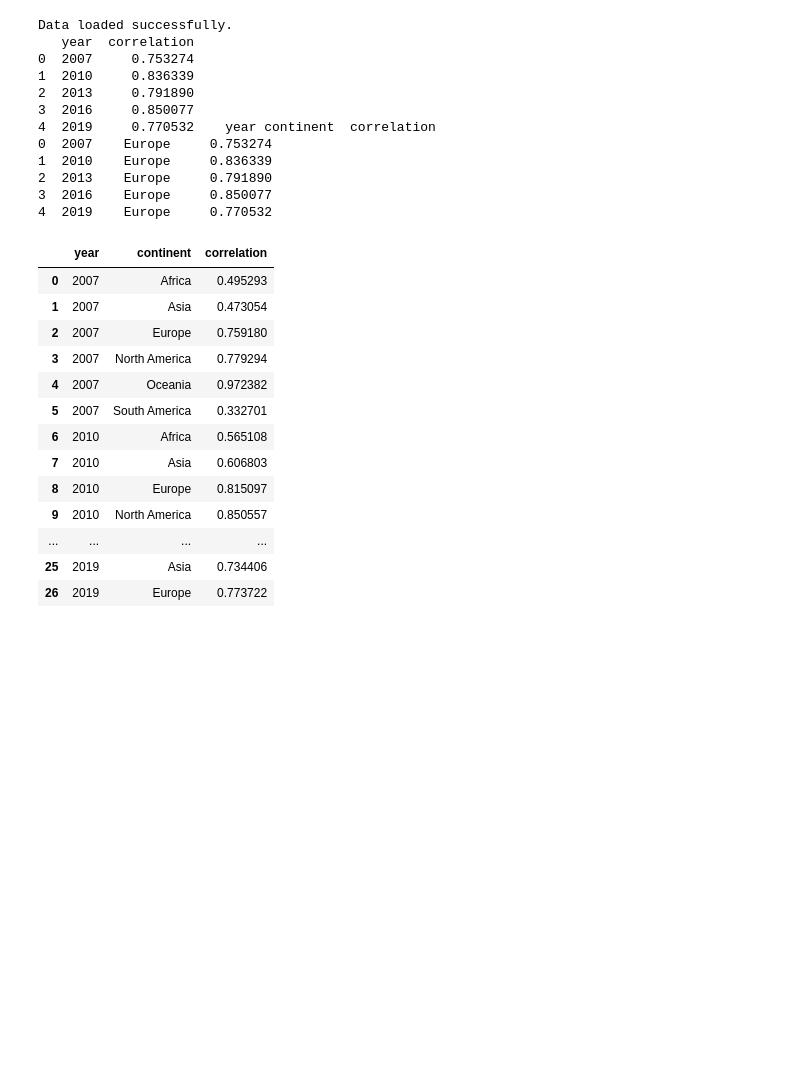
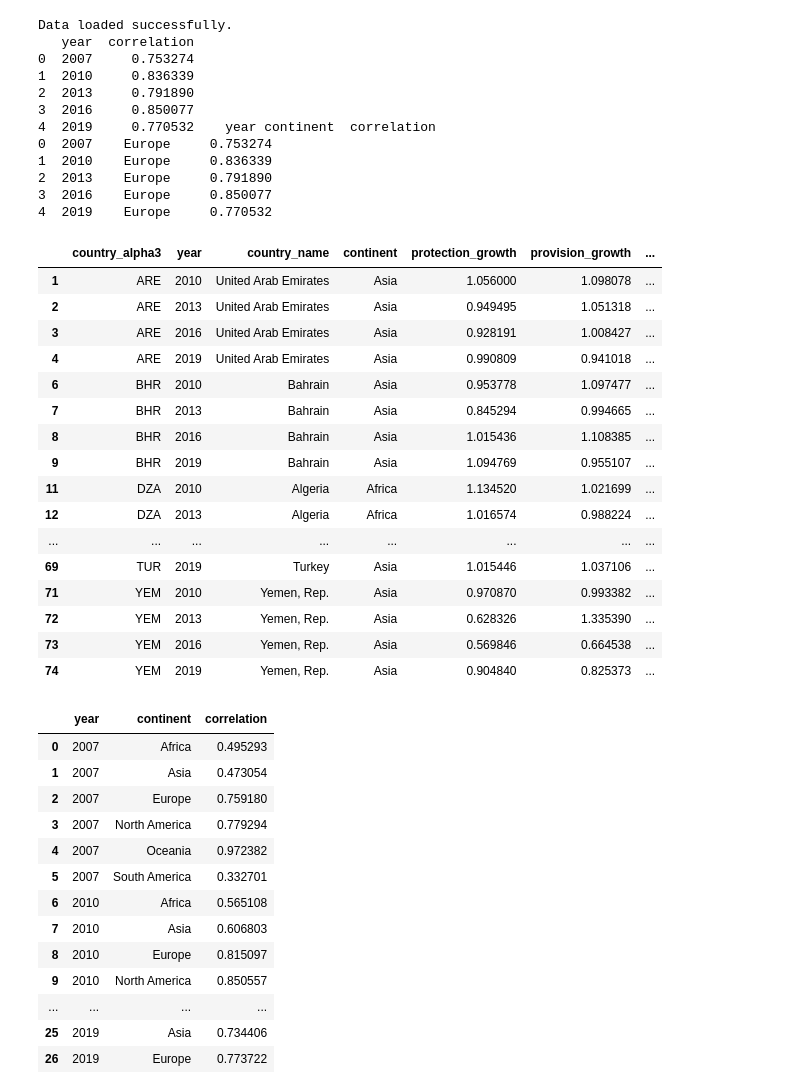
Before and after one commit to sergeimolinari/IDOS-PPP, a Jupyter notebook: src/idos_ppp/data_management/try.ipynb, the cells around one changed output. Cells and saved outputs as stored; diff of their text form; code cells hidden in the pictures; blank space fills up the shorter version.

Commit message:
Improve flow analysis.

```diff
--- a/src/idos_ppp/data_management/try.ipynb
+++ b/src/idos_ppp/data_management/try.ipynb
@@ -436,6 +454,28 @@ if are_feather_files_identical(file1, file2):
     print("The arrow files are identical.")
 else:
     print("The arrow files are not identical.")
+# %%
+middle_east_north_africa_countries_growth_dataframe = pd.read_pickle(BLD / "analysis" / "subsets_growth" / "middle_east_north_africa_countries_growth_data.pkl")
+repressive_countries_growth_dataframe = pd.read_pickle(BLD / "analysis" / "subsets_growth" / "repressive_countries_growth_data.pkl")
+middle_east_north_africa_countries_growth_dataframe
+# %% [output]
+|  | country_alpha3 | year | country_name | continent | protection_growth | provision_growth | ... |
+| 1 | ARE | 2010 | United Arab Emirates | Asia | 1.056000 | 1.098078 | ... |
+| 2 | ARE | 2013 | United Arab Emirates | Asia | 0.949495 | 1.051318 | ... |
+| 3 | ARE | 2016 | United Arab Emirates | Asia | 0.928191 | 1.008427 | ... |
+| 4 | ARE | 2019 | United Arab Emirates | Asia | 0.990809 | 0.941018 | ... |
+| 6 | BHR | 2010 | Bahrain | Asia | 0.953778 | 1.097477 | ... |
+| 7 | BHR | 2013 | Bahrain | Asia | 0.845294 | 0.994665 | ... |
+| 8 | BHR | 2016 | Bahrain | Asia | 1.015436 | 1.108385 | ... |
+| 9 | BHR | 2019 | Bahrain | Asia | 1.094769 | 0.955107 | ... |
+| 11 | DZA | 2010 | Algeria | Africa | 1.134520 | 1.021699 | ... |
+| 12 | DZA | 2013 | Algeria | Africa | 1.016574 | 0.988224 | ... |
+| ... | ... | ... | ... | ... | ... | ... | ... |
+| 69 | TUR | 2019 | Turkey | Asia | 1.015446 | 1.037106 | ... |
+| 71 | YEM | 2010 | Yemen, Rep. | Asia | 0.970870 | 0.993382 | ... |
+| 72 | YEM | 2013 | Yemen, Rep. | Asia | 0.628326 | 1.335390 | ... |
+| 73 | YEM | 2016 | Yemen, Rep. | Asia | 0.569846 | 0.664538 | ... |
+| 74 | YEM | 2019 | Yemen, Rep. | Asia | 0.904840 | 0.825373 | ... |
 # %%
 yrl_prot_prov_continent = pd.read_feather(BLD / "analysis" / "yearly_prot_prov_continent_correlations.arrow")
 yrl_prot_prov = pd.read_feather(BLD / "analysis" / "yearly_prot_prov_correlations.arrow")
```
Also changed, not shown: parts of 3 cells of this notebook, 5 other files.
